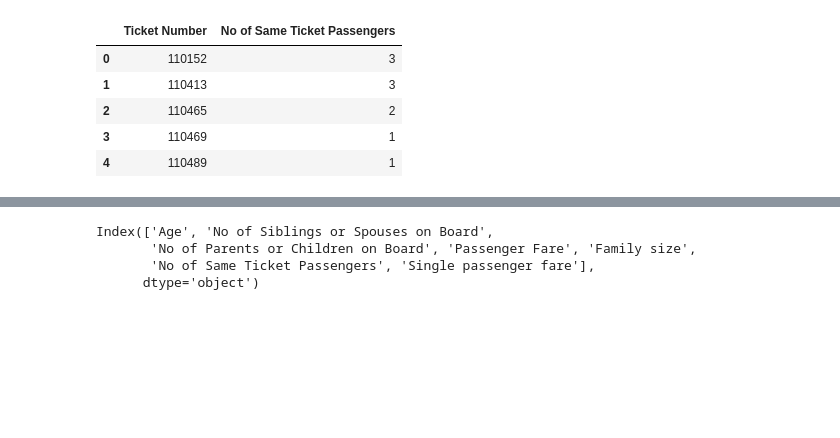
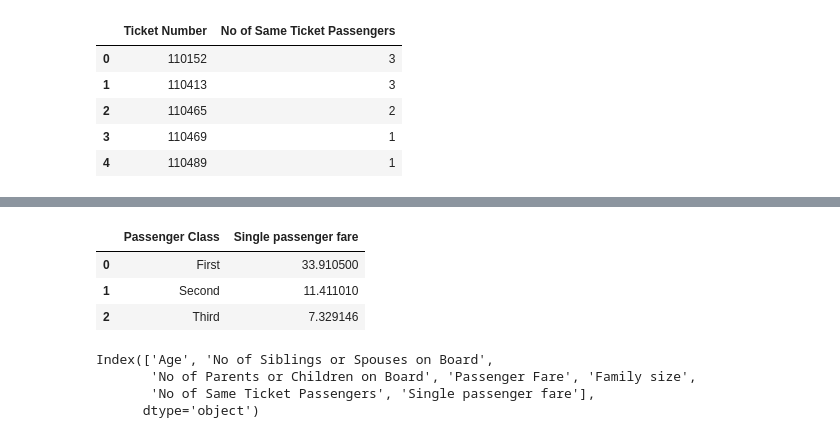
Before and after one commit to demidafonichev/hse-data-science-in-business-2020, a Jupyter notebook: HW2/HW2.ipynb, the cells around one changed output, grey strips where cells are left out. Cells and saved outputs as stored; diff of their text form; code cells hidden in the pictures; blank space fills up the shorter version.

Commit message:
add calculating mean single passenger fare for each class

```diff
--- a/HW2/HW2.ipynb
+++ b/HW2/HW2.ipynb
@@ -140,6 +140,13 @@ titanic.head()
 | 2 | First | Madill, Miss. Georgette Alexandra | Female | 15.0000 | 0 | 1 | 24160 | ... |
 | 3 | First | Robert, Mrs. Edward Scott (Elisab... | Female | 43.0000 | 0 | 1 | 24160 | ... |
 | 4 | First | Allison, Master. Hudson Trevor | Male | 0.9167 | 1 | 2 | 113781 | ... |
+# %%
+titanic.groupby(['Passenger Class'])['Single passenger fare'].mean().reset_index()
+# %% [output]
+|  | Passenger Class | Single passenger fare |
+| 0 | First | 33.910500 |
+| 1 | Second | 11.411010 |
+| 2 | Third | 7.329146 |
 # %%
 num_cols = titanic.select_dtypes(exclude=['object']).columns
 num_cols
```
Also changed, not shown: parts of 3 cells of this notebook.
